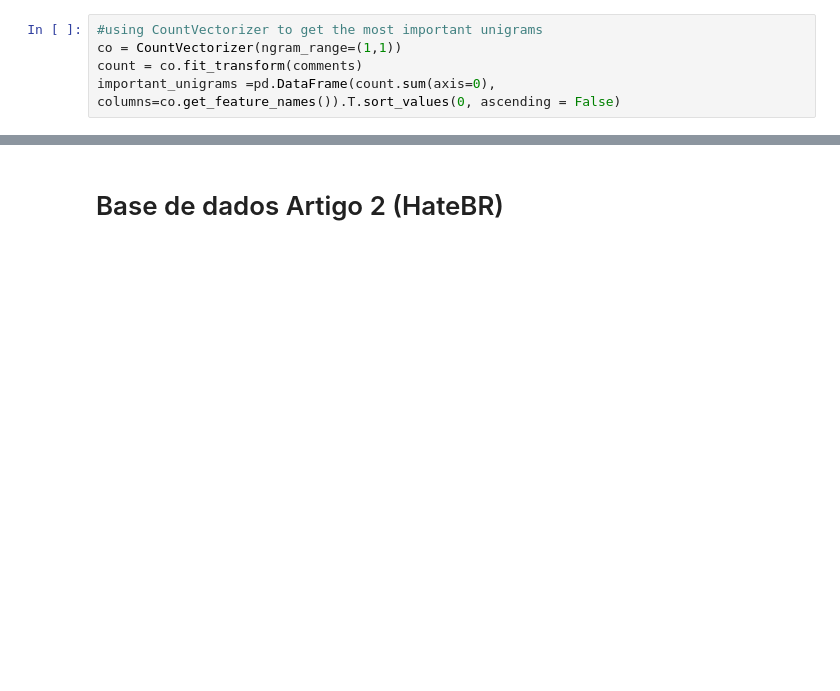
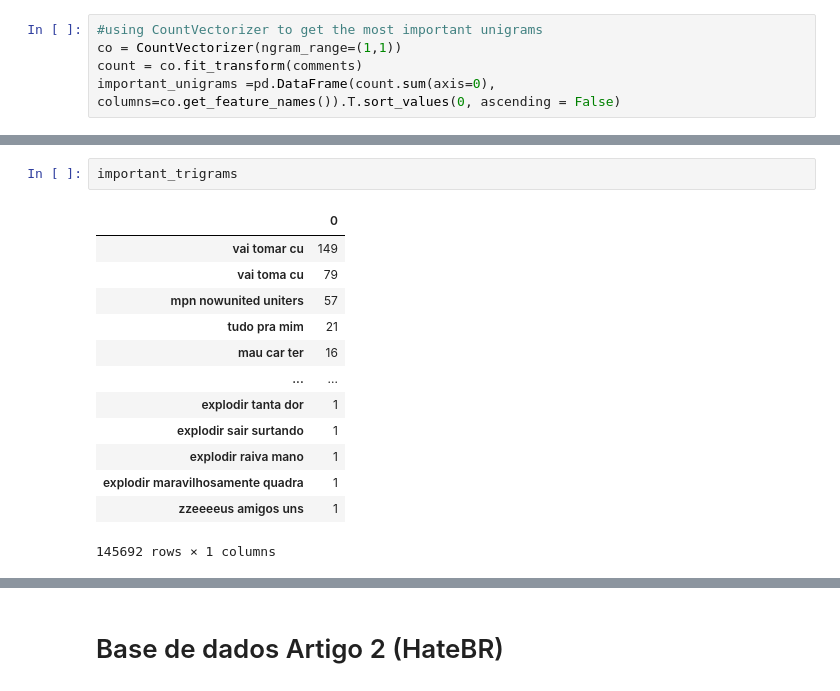
Before and after one commit to GGMmattos/Modelo-de-Deteccao-de-Linguagem-Ofensiva, a Jupyter notebook: PIC_Construção_de_modelos_de_detecção_automática_de_linguagem_ofensiva_e_ou_de_ódio_em_língua_portuguesa_.ipynb, the cells around one changed output, grey strips where cells are left out. Cells and saved outputs as stored; diff of their text form; blank space fills up the shorter version.

```diff
--- a/PIC_Construção_de_modelos_de_detecção_automática_de_linguagem_ofensiva_e_ou_de_ódio_em_língua_portuguesa_.ipynb
+++ b/PIC_Construção_de_modelos_de_detecção_automática_de_linguagem_ofensiva_e_ou_de_ódio_em_língua_portuguesa_.ipynb
@@ -227,0 +236,16 @@ important_unigrams
+# %%
+important_trigrams
+# %% [output]
+|  | 0 |
+| vai tomar cu | 149 |
+| vai toma cu | 79 |
+| mpn nowunited uniters | 57 |
+| tudo pra mim | 21 |
+| mau car ter | 16 |
+| ... | ... |
+| explodir tanta dor | 1 |
+| explodir sair surtando | 1 |
+| explodir raiva mano | 1 |
+| explodir maravilhosamente quadra | 1 |
+| zzeeeeus amigos uns | 1 |
+145692 rows × 1 columns
```
Also changed, not shown: parts of 7 cells of this notebook.
